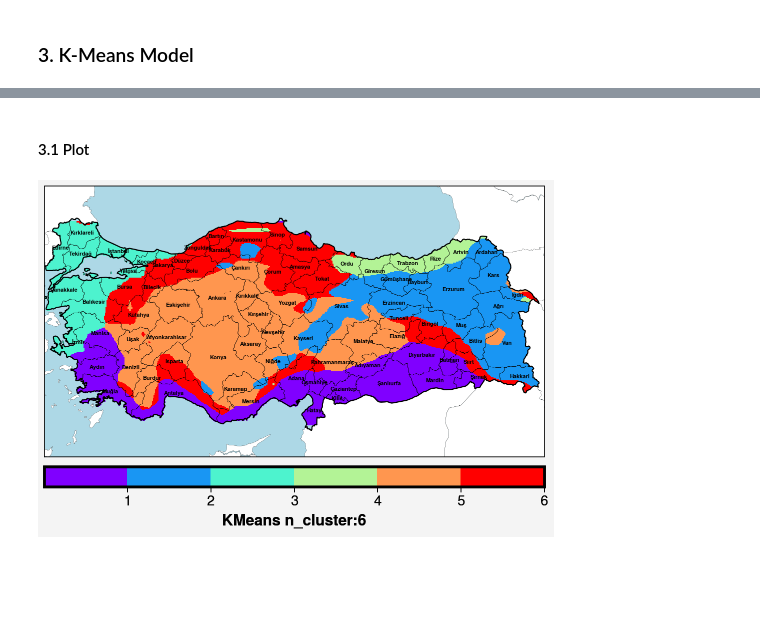
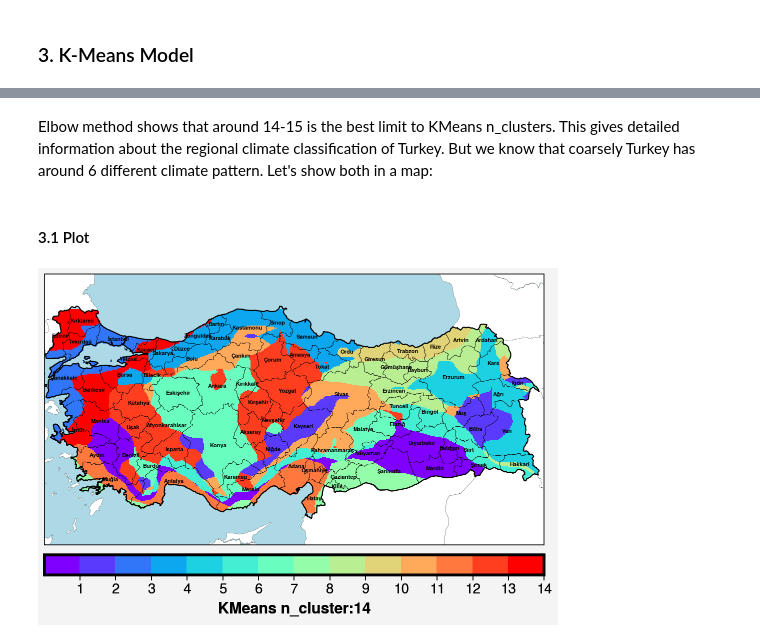
Before and after one commit to donmezkutay/ML-Projects-KB, a Jupyter notebook: PRJ1-turkeyClusters.ipynb, the cells around one changed output, grey strips where cells are left out. Saved outputs shown, nothing was run; the diff lists cells and outputs as text; code cells hidden in the pictures; blank space fills up the shorter version.

```diff
--- a/PRJ1-turkeyClusters.ipynb
+++ b/PRJ1-turkeyClusters.ipynb
@@ -155,20 +324,34 @@ ds_pred    = classification.assign_proj_info(ds_pred)
+# %% [markdown]
+Elbow method shows that around 14-15 is the best limit to KMeans n_clusters. This gives detailed information about the regional climate classification of Turkey. But we know that coarsely Turkey has around 6 different climate pattern. Let's show both in a map:
 # %% [markdown]
 #### 3.1 Plot
 # %%
+# ML Parameters
+n_clusters = 14
+
+# define model
+fit        = classification.Algo_KMeans(X_trans, n_clusters, random_state=0)
+y_pred     = classification.predict(fit, X_trans)
+
+# convert prediction pd.DataFrame to xr.Dataset
+df_pred    = classification.pred_to_df(y_pred, df)
+ds_pred    = classification.pd_to_xr(df_with_na, df_pred)
+ds_pred    = classification.assign_proj_info(ds_pred)
+
 # cmap, vmin, vmax, ticks
 cmap=plt.get_cmap('rainbow')
 cbar_name = f'KMeans n_cluster:{n_clusters}'
 vmin=0
 vmax=n_clusters
 ticks = np.arange(1,n_clusters+1)
 
 # variable
 variable = 'pred'
 Visualize_.plot_whole(ds_pred, cmap,
                       vmin, vmax,
                       ticks, variable,
                       crs, shp_prov,
                       lon_name, lat_name,
                       cbar_name)
 # %% [output]
-[figure, old version]
+[figure, new version]
```
Also changed, not shown: parts of 15 cells of this notebook.
